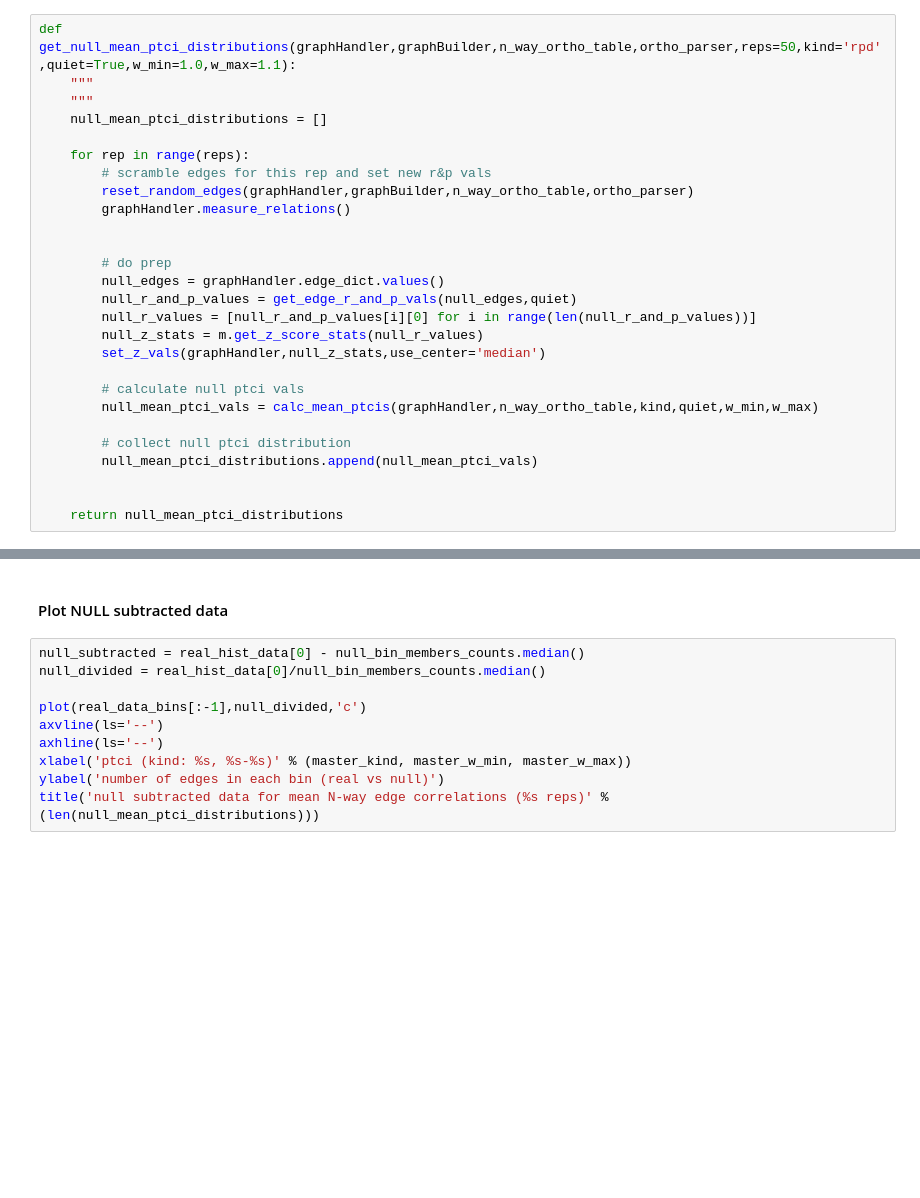
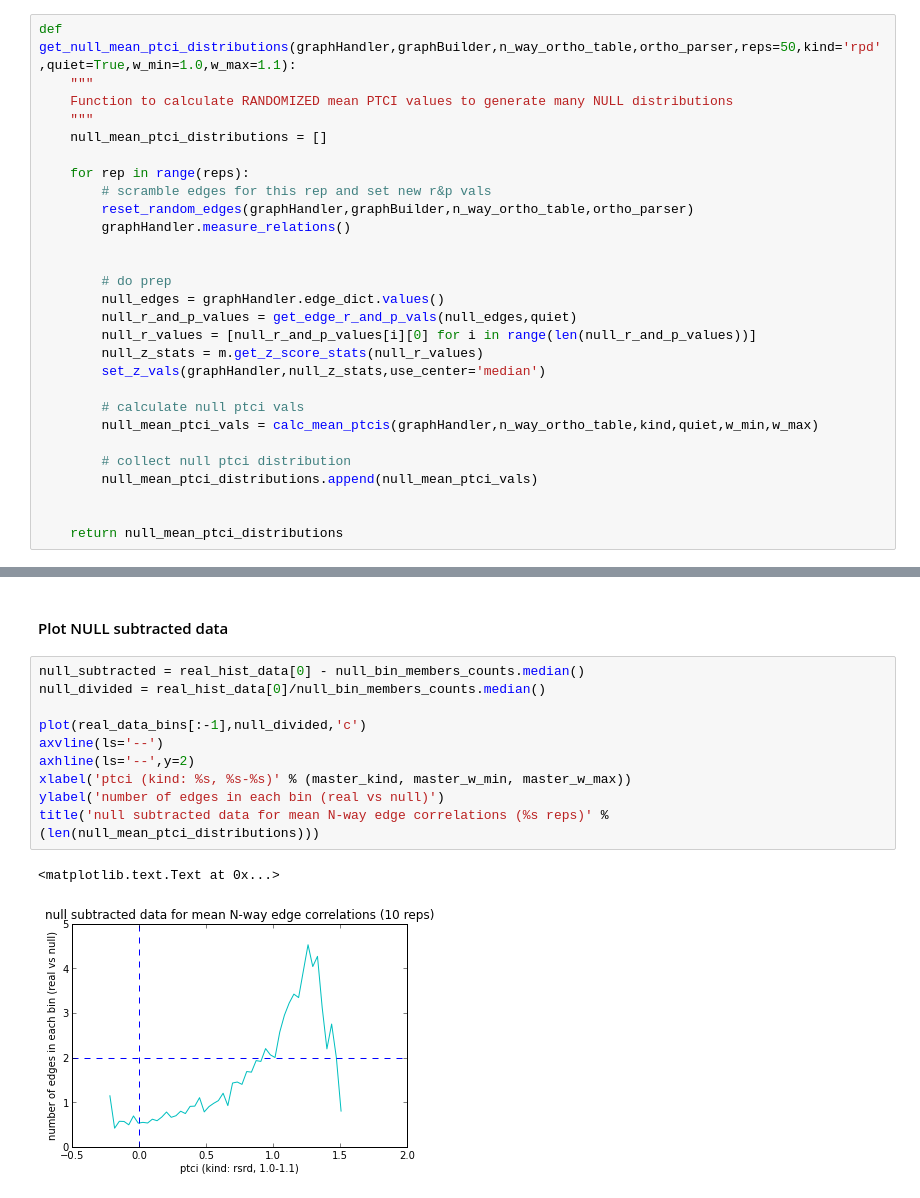
Before and after one commit to xguse/ipy_notebooks, a Jupyter notebook: PTCI_testing_rsrd_1.0_1.1_new_data_Jaspar_insect_nr.ipynb, the cells around one changed output, grey strips where cells are left out. Cells and saved outputs as stored; diff of their text form; blank space fills up the shorter version.

```diff
--- a/PTCI_testing_rsrd_1.0_1.1_new_data_Jaspar_insect_nr.ipynb
+++ b/PTCI_testing_rsrd_1.0_1.1_new_data_Jaspar_insect_nr.ipynb
@@ -312,6 +317,7 @@ n_way_mean_ptcis = calc_mean_ptcis(graphHandler,n_way_ortho_table,kind=master_ki
 # %%
 def get_null_mean_ptci_distributions(graphHandler,graphBuilder,n_way_ortho_table,ortho_parser,reps=50,kind='rpd',quiet=True,w_min=1.0,w_max=1.1):
     """
+    Function to calculate RANDOMIZED mean PTCI values to generate many NULL distributions
     """
     null_mean_ptci_distributions = []
 
@@ -381,10 +388,13 @@ legend()
 # %%
 null_subtracted = real_hist_data[0] - null_bin_members_counts.median()
 null_divided = real_hist_data[0]/null_bin_members_counts.median()
 
 plot(real_data_bins[:-1],null_divided,'c')
 axvline(ls='--')
-axhline(ls='--')
+axhline(ls='--',y=2)
 xlabel('ptci (kind: %s, %s-%s)' % (master_kind, master_w_min, master_w_max))
 ylabel('number of edges in each bin (real vs null)')
 title('null subtracted data for mean N-way edge correlations (%s reps)' % (len(null_mean_ptci_distributions)))
+# %% [output]
+<matplotlib.text.Text at 0x...>
+[figure, added]
```
Also changed, not shown: parts of 8 cells of this notebook, 4 other files.
